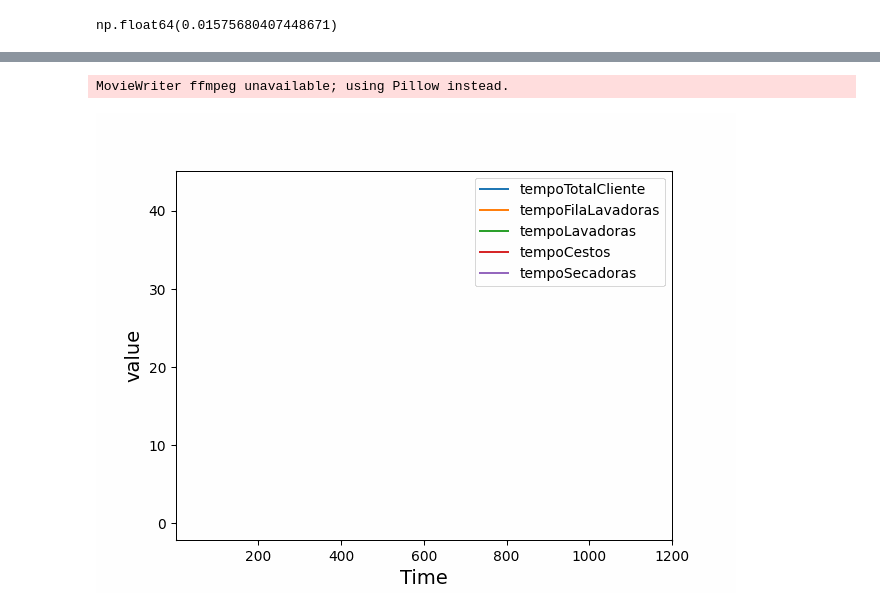
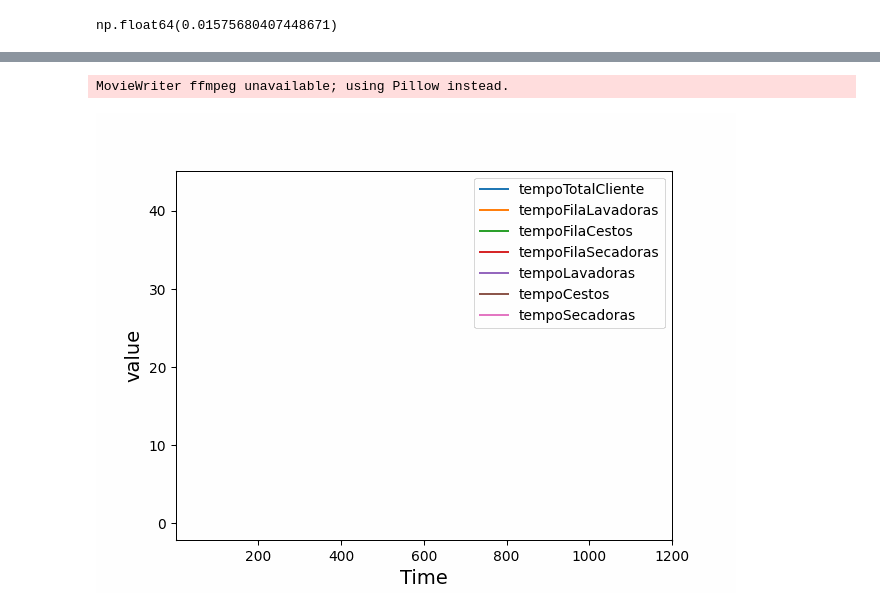
Before and after one commit to ErickFiel/Simulacao-Discreta, a Jupyter notebook: simulation.ipynb, the cells around one changed output, grey strips where cells are left out. Saved outputs shown, nothing was run; the diff lists cells and outputs as text; code cells hidden in the pictures.

```diff
--- a/simulation.ipynb
+++ b/simulation.ipynb
@@ -324,5 +324,3 @@ Name: Intervalo, Length: 99, dtype: int64
 df_times['Intervalo'].max()
 # %% [output]
 np.int64(500)
-# %%
-df_times['id'] = df_times.index
@@ -431,8 +437,11 @@ def lavaSeca(env, cliente, lavadoras, cestos, secadoras):
 
 
     # antes de retirar da lavadora, pega um cesto
+    inicio_fila_cesto = env.now
     req_cesto = cestos.request()
     yield req_cesto
+
+    termino_fila_cesto = env.now - inicio_fila_cesto
     inicio_cesto = env.now
     #print(f'Cliente {cliente} ocupa o cesto as: {env.now}')
     #print(f'Cliente {cliente} inicia o descarregamento da maquina as: {env.now}')
@@ -449,9 +458,11 @@ def lavaSeca(env, cliente, lavadoras, cestos, secadoras):
     #print(f'Cliente terminar o transporte das roupas para a máquina de secar as: {env.now}')
 
     # ocupa a secadora antes de liberar o cesto
+    inicio_fila_secadora = env.now
     req_secadora = secadoras.request()
     yield req_secadora
     inicio_secadoras = env.now
+    termino_fila_secadora = env.now - inicio_fila_secadora
     #print(f'Cliente {cliente} ocupa a secadora as: {env.now}')
     yield env.timeout(distributions('carregar'))
 
@@ -479,6 +490,8 @@ def lavaSeca(env, cliente, lavadoras, cestos, secadoras):
     tempoCestos.append(termino_cesto)
     tempoLavadoras.append(termino_lavar)
     tempoFilaLavadoras.append(termino_fila)
+    tempoFilaCestos.append(termino_fila_cesto)
+    tempoFilaSecadoras.append(termino_fila_secadora)
     tempoPercorrido.append(env.now)
 
 
@@ -488,33 +501,35 @@ random.seed(10)
 env = simpy.Environment()
 lavadoras = simpy.Resource(env, capacity=1)
 cestos = simpy.Resource(env, capacity=1)
 secadoras = simpy.Resource(env, capacity=1)
 env.process(chegadaClientes(env, lavadoras, cestos, secadoras))
 
 env.run(until=1200)
 
 df = pd.DataFrame(data=time_dict)
 fig, ax = plt.subplots()
 
 def animate(i):
     ax.clear()
     x_labels = df['tempoPercorrido'][:i+1]
     ax.set_xlim([1, 1200])
     ax.set_xlabel('Time', fontsize=14)
     ax.set_ylabel('value', fontsize=14)
     sns.lineplot(x=x_labels, y=df['tempoTotalCliente'][:i+1], ax=ax, label='tempoTotalCliente')
     sns.lineplot(x=x_labels, y=df['tempoFilaLavadoras'][:i+1], ax=ax, label='tempoFilaLavadoras')
+    sns.lineplot(x=x_labels, y=df['tempoFilaCestos'][:i+1], ax=ax, label='tempoFilaCestos')
+    sns.lineplot(x=x_labels, y=df['tempoFilaSecadoras'][:i+1], ax=ax, label='tempoFilaSecadoras')
     sns.lineplot(x=x_labels, y=df['tempoLavadoras'][:i+1], ax=ax, label='tempoLavadoras')
     sns.lineplot(x=x_labels, y=df['tempoCestos'][:i+1], ax=ax, label='tempoCestos')
     sns.lineplot(x=x_labels, y=df['tempoSecadoras'][:i+1], ax=ax, label='tempoSecadoras')
 
 
+#plt.show()
+plt.close()
 
-plt.close()
-#plt.show()
 anim = animation.FuncAnimation(fig, animate, frames=len(df)*2)
 anim.save('test.gif')
 Image("test.gif")
 # %% [output]
 MovieWriter ffmpeg unavailable; using Pillow instead.
-[figure, old version]
+[figure, new version]
```
Also changed, not shown: parts of 9 cells of this notebook, 1 other file.
